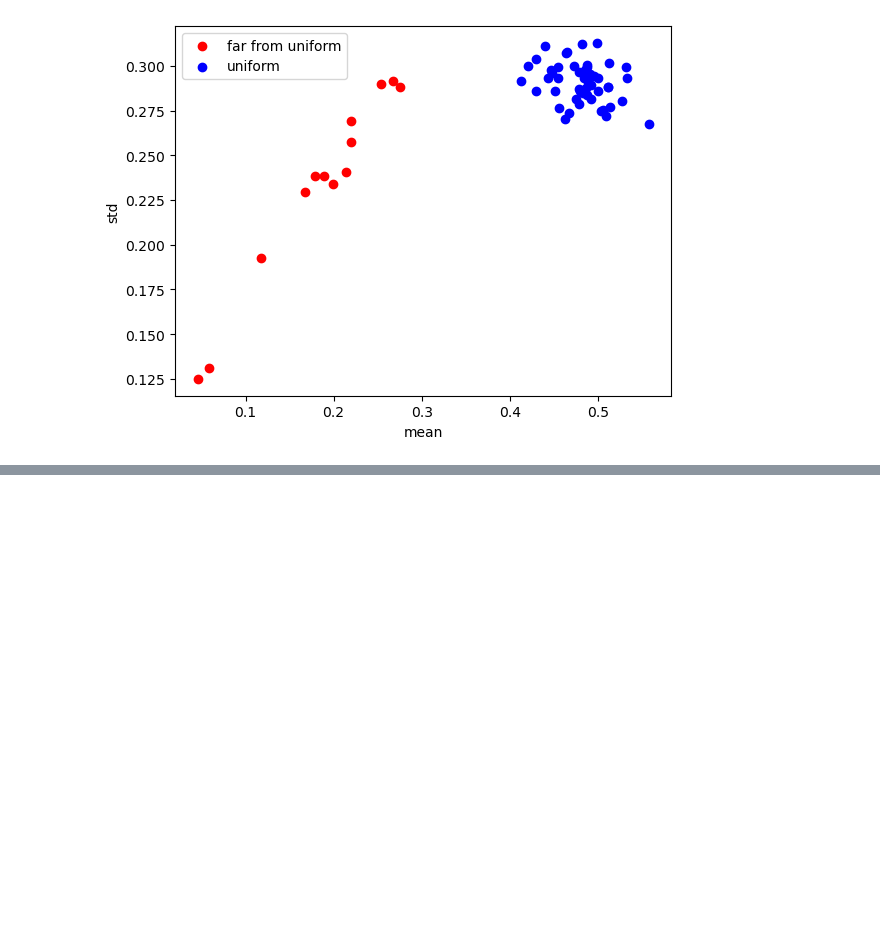
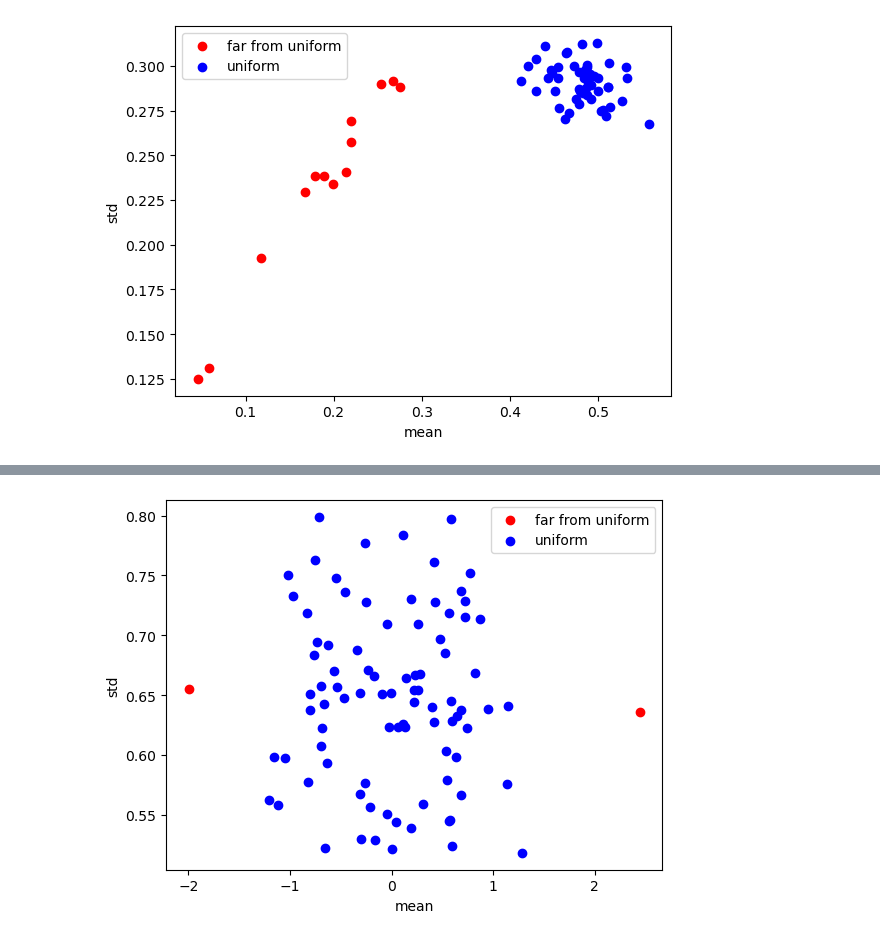
Before and after one commit to mirhnius/p-value_discrepancy_metric, a Jupyter notebook: simulations/zero_effect.ipynb, the cells around one changed output, grey strips where cells are left out. Saved outputs shown, nothing was run; the diff lists cells and outputs as text; code cells hidden in the pictures; blank space fills up the shorter version.

```diff
--- a/simulations/zero_effect.ipynb
+++ b/simulations/zero_effect.ipynb
@@ -88,0 +146,13 @@ plt.show()
+# %%
+tstat_jk = jackknife_statistics[:,:,0]
+tstat_jk_mean = np.mean(tstat_jk, axis=1)
+tstat_jk_std = np.std(tstat_jk, axis=1)
+# %%
+plt.scatter(tstat_jk_mean[far_from_uniform_idx], tstat_jk_std[far_from_uniform_idx], c='r', label='far from uniform')
+plt.scatter(tstat_jk_mean[unifrom_idx], tstat_jk_std[unifrom_idx], c='b', label='uniform')
+plt.xlabel('mean')
+plt.ylabel('std')
+plt.legend()
+plt.show()
+# %% [output]
+[figure, added]
```
Also changed, not shown: parts of 16 cells of this notebook, 1 other file.
